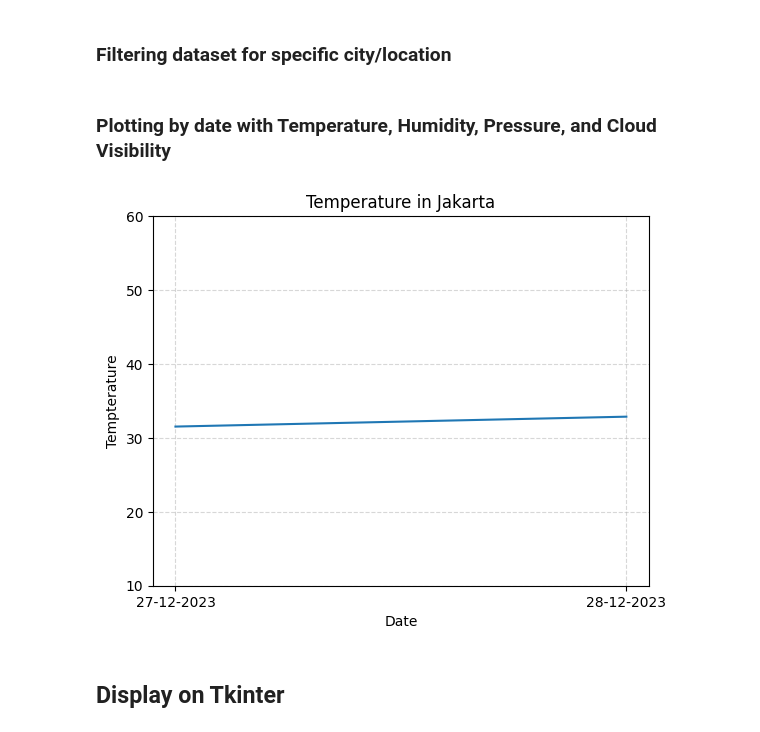
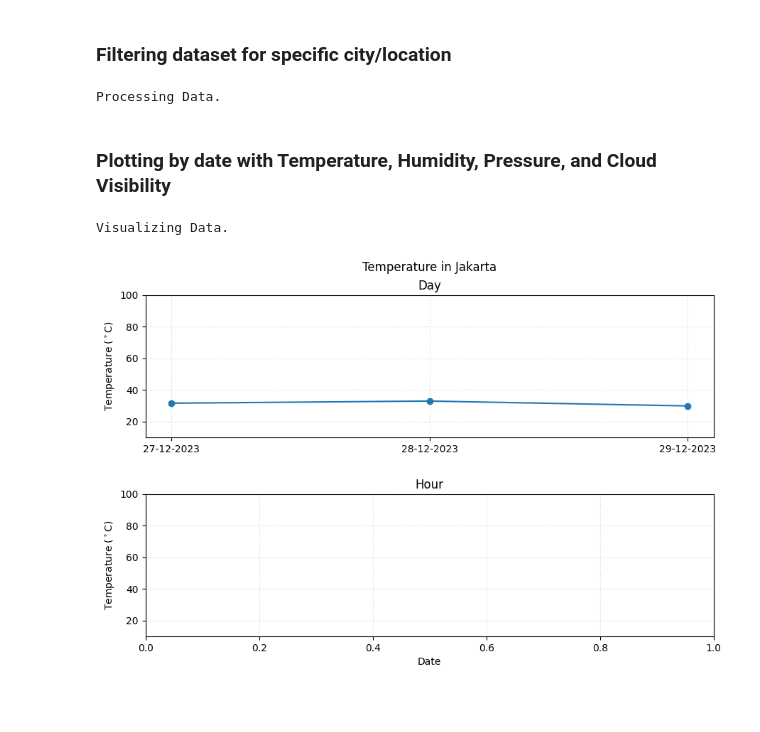
Before and after one commit to muh-adli/JSON-and-XML-weather-API-reciever, a Jupyter notebook: weather.ipynb, the cells around one changed output. Cells and saved outputs as stored; diff of their text form; code cells hidden in the pictures; blank space fills up the shorter version.

Commit message:
Tiding code in ipynb and py script, also calling API for new data

```diff
--- a/weather.ipynb
+++ b/weather.ipynb
@@ -229,6 +215,7 @@ if Dataset_Filtered.empty:
     print("Data not available.")
 
 else:
+    print("Processing Data.")
     # Cleansing data to dd-mm-yy format
     Dataset_Filtered['Date'] = Dataset_Filtered['Date'].dt.strftime('%d-%m-%Y')
 
@@ -246,35 +233,57 @@ else:
         Dataset_Filtered[column] = Dataset_Filtered[column].astype(str).str.extract(r'(\d+\.\d+)').astype(float)
 
     # Averaging data by date
-    Dataset_Filtered = Dataset_Filtered.groupby('Date').mean().reset_index()
+    Filtered_Date = Dataset_Filtered.groupby('Date').mean().reset_index()
 
-    numeric_columns = ['Temp_Avg', 'Pressure', 'Humidity', 'Wind_spd', 'Wind_deg', 'Cloud', 'Long', 'Lat']
-    Dataset_Filtered[numeric_columns] = Dataset_Filtered[numeric_columns].round(2)
+    numeric_columns = ['Temp_Avg', 'Pressure', 'Humidity', 'Wind_spd', 'Wind_deg', 'Cloud']
+    Filtered_Date[numeric_columns] = Filtered_Date[numeric_columns].round(2)
+
+    ## Averaging data by Hour
+    # Filtered_Hour = Dataset_Filtered.groupby([Dataset_Filtered['time'].dt.hour]).mean().reset_index()
 
     # Adding city data by filtered city
     Dataset_Filtered['City'] = Filter_City
+    print('Done.')
+# %% [output]
+Processing Data.
 # %% [markdown]
 ### Plotting by date with Temperature, Humidity, Pressure, and Cloud Visibility
 # %%
-fig, ax = plt.subplots()
+print("Visualizing Data.")
+fig, (ax1, ax2) = plt.subplots(2, 1, figsize=(10,6))
+plt.subplots_adjust(left=0.1, right=0.9, bottom=0.1, top=0.9, wspace=0.2, hspace=0.4)
+fig.suptitle(f'Temperature in {Filter_City}')
 
 # Define data to plotting
-ax.plot(Dataset_Filtered['Date'],
-        Dataset_Filtered['Temp_Avg'])
+ax1.plot(Filtered_Date['Date'],
+        Filtered_Date['Temp_Avg'], 'o-')
+
+# ax2.plot(Filtered_Hour['Date'],
+#         Filtered_Hour['Temp_Avg'], '.-')
 
 # Configure the label and title figure
-ax.set(xlabel='Date',
-       ylabel='Tempterature',
-       title=f"Temperature in {Filter_City}")
+ax1.set(ylabel=r'Temperature ($^\circ$C)',
+       )
+ax1.set_title('Day')
+
+ax2.set(xlabel='Date',
+       ylabel=r'Temperature ($^\circ$C)',
+       )
+ax2.set_title("Hour")
 
 # Configure grid to visualize the y axis grid
-ax.grid(which='both')
-ax.grid(which='minor', alpha=0.2, linestyle=':')
-ax.grid(which='major', alpha=0.5, linestyle='--')
-ax.set_ylim([10, 60])
+ax1.grid(which='both')
+ax1.grid(which='minor', alpha=0.2, linestyle='dotted')
+ax1.grid(which='major', alpha=0.5, linestyle='dotted')
+ax1.set_ylim([10, 100])
+
+ax2.grid(which='both')
+ax2.grid(which='minor', alpha=0.2, linestyle='dotted')
+ax2.grid(which='major', alpha=0.5, linestyle='dotted')
+ax2.set_ylim([10, 100])
+print('Done.')
 
 plt.show()
 # %% [output]
+Visualizing Data.
-[figure, old version]
+[figure, new version]
-# %% [markdown]
-## Display on Tkinter
```
Also changed, not shown: parts of 11 cells of this notebook, 2 other files.
